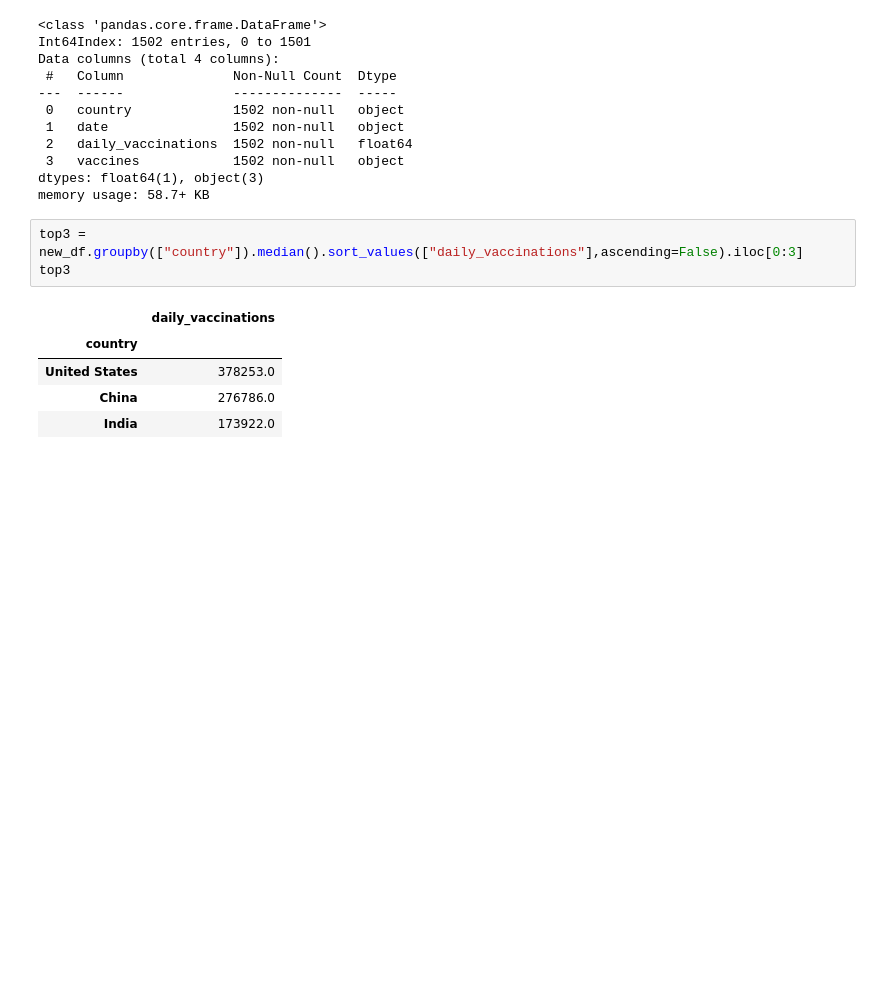
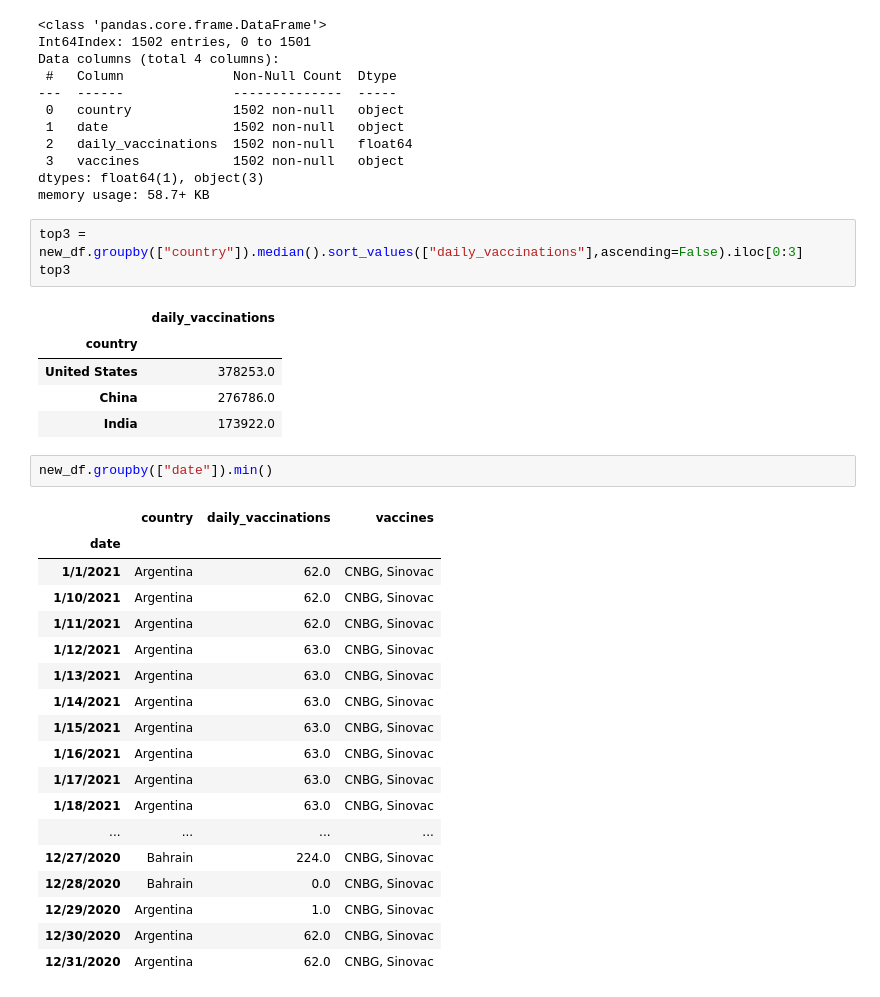
Before and after one commit to ysfcil/interview, a Jupyter notebook: minimum_imputing.ipynb, the cells around one changed output. Cells and saved outputs as stored; diff of their text form; blank space fills up the shorter version.

```diff
--- a/minimum_imputing.ipynb
+++ b/minimum_imputing.ipynb
@@ -118,3 +118,24 @@ top3
 | United States | 378253.0 |
 | China | 276786.0 |
 | India | 173922.0 |
+# %%
+new_df.groupby(["date"]).min()
+# %% [output]
+|  | country | daily_vaccinations | vaccines |
+| date |  |  |  |
+| 1/1/2021 | Argentina | 62.0 | CNBG, Sinovac |
+| 1/10/2021 | Argentina | 62.0 | CNBG, Sinovac |
+| 1/11/2021 | Argentina | 62.0 | CNBG, Sinovac |
+| 1/12/2021 | Argentina | 63.0 | CNBG, Sinovac |
+| 1/13/2021 | Argentina | 63.0 | CNBG, Sinovac |
+| 1/14/2021 | Argentina | 63.0 | CNBG, Sinovac |
+| 1/15/2021 | Argentina | 63.0 | CNBG, Sinovac |
+| 1/16/2021 | Argentina | 63.0 | CNBG, Sinovac |
+| 1/17/2021 | Argentina | 63.0 | CNBG, Sinovac |
+| 1/18/2021 | Argentina | 63.0 | CNBG, Sinovac |
+| ... | ... | ... | ... |
+| 12/27/2020 | Bahrain | 224.0 | CNBG, Sinovac |
+| 12/28/2020 | Bahrain | 0.0 | CNBG, Sinovac |
+| 12/29/2020 | Argentina | 1.0 | CNBG, Sinovac |
+| 12/30/2020 | Argentina | 62.0 | CNBG, Sinovac |
+| 12/31/2020 | Argentina | 62.0 | CNBG, Sinovac |
```
Also changed, not shown: 1 other file.
